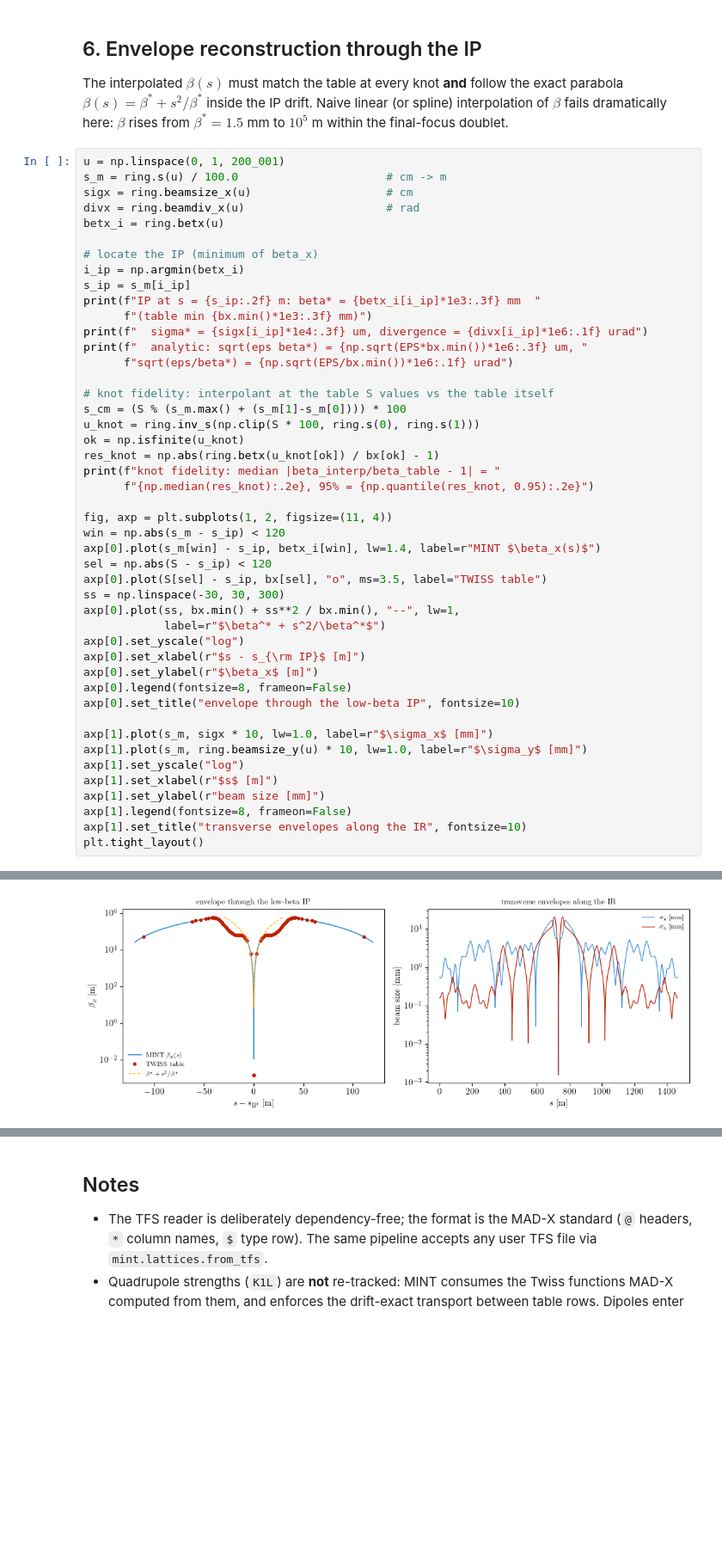
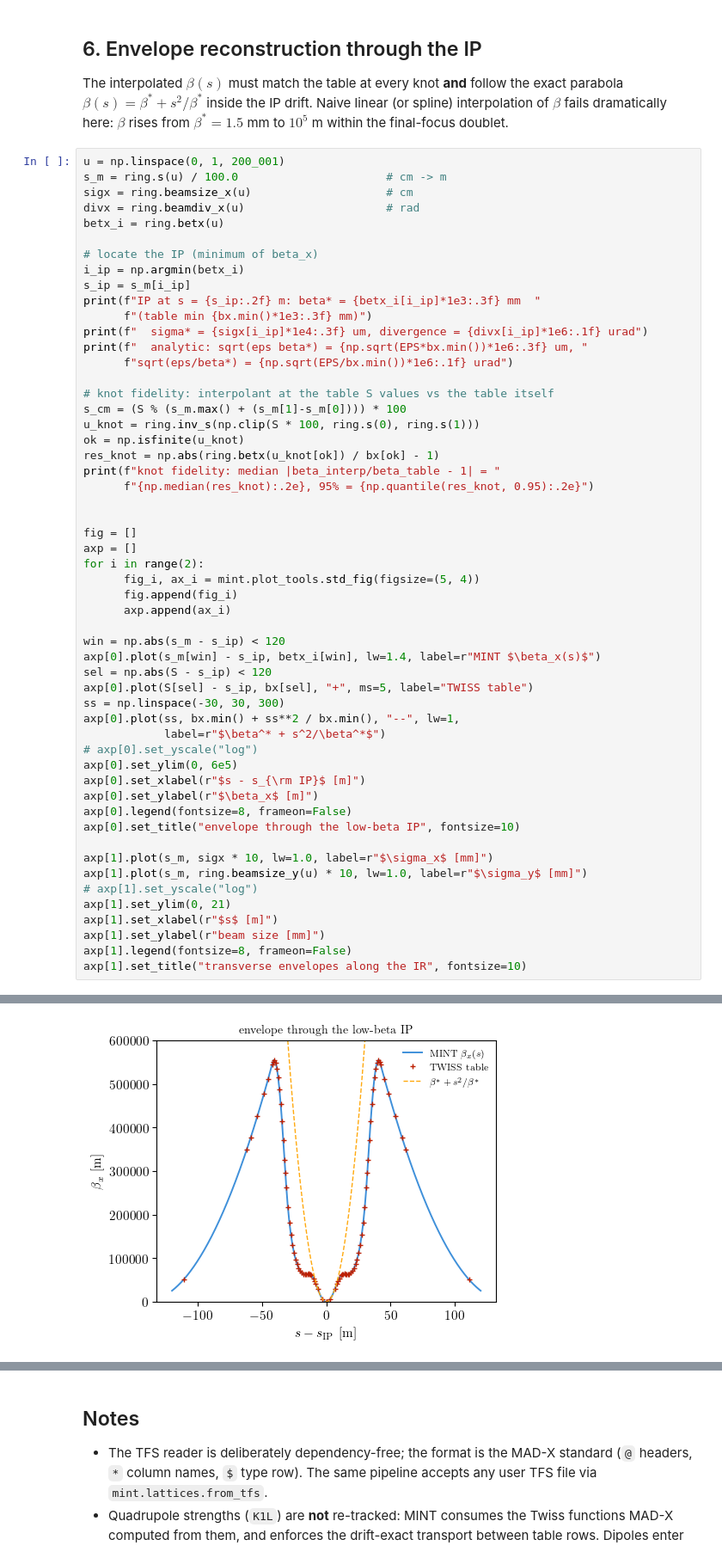
Before and after one commit to jchoi55/MINT, a Jupyter notebook: MINT_examples/beam_optics_plots.ipynb, the cells around one changed output, grey strips where cells are left out. Shown at 86% size. Drawn from its saved outputs; the diff is of its cells as text; blank space fills up the shorter version.

```diff
--- a/MINT_examples/beam_optics_plots.ipynb
+++ b/MINT_examples/beam_optics_plots.ipynb
@@ -381,15 +378,23 @@ res_knot = np.abs(ring.betx(u_knot[ok]) / bx[ok] - 1)
 print(f"knot fidelity: median |beta_interp/beta_table - 1| = "
       f"{np.median(res_knot):.2e}, 95% = {np.quantile(res_knot, 0.95):.2e}")
 
-fig, axp = plt.subplots(1, 2, figsize=(11, 4))
+
+fig = []
+axp = []
+for i in range(2):
+      fig_i, ax_i = mint.plot_tools.std_fig(figsize=(5, 4))
+      fig.append(fig_i)
+      axp.append(ax_i)
+
 win = np.abs(s_m - s_ip) < 120
 axp[0].plot(s_m[win] - s_ip, betx_i[win], lw=1.4, label=r"MINT $\beta_x(s)$")
 sel = np.abs(S - s_ip) < 120
-axp[0].plot(S[sel] - s_ip, bx[sel], "o", ms=3.5, label="TWISS table")
+axp[0].plot(S[sel] - s_ip, bx[sel], "+", ms=5, label="TWISS table")
 ss = np.linspace(-30, 30, 300)
 axp[0].plot(ss, bx.min() + ss**2 / bx.min(), "--", lw=1,
             label=r"$\beta^* + s^2/\beta^*$")
-axp[0].set_yscale("log")
+# axp[0].set_yscale("log")
+axp[0].set_ylim(0, 6e5)
 axp[0].set_xlabel(r"$s - s_{\rm IP}$ [m]")
 axp[0].set_ylabel(r"$\beta_x$ [m]")
 axp[0].legend(fontsize=8, frameon=False)
@@ -397,12 +402,12 @@ axp[0].set_title("envelope through the low-beta IP", fontsize=10)
 
 axp[1].plot(s_m, sigx * 10, lw=1.0, label=r"$\sigma_x$ [mm]")
 axp[1].plot(s_m, ring.beamsize_y(u) * 10, lw=1.0, label=r"$\sigma_y$ [mm]")
-axp[1].set_yscale("log")
+# axp[1].set_yscale("log")
+axp[1].set_ylim(0, 21)
 axp[1].set_xlabel(r"$s$ [m]")
 axp[1].set_ylabel(r"beam size [mm]")
 axp[1].legend(fontsize=8, frameon=False)
 axp[1].set_title("transverse envelopes along the IR", fontsize=10)
-plt.tight_layout()
 # %% [output]
 IP at s = 732.45 m: beta* = 11.434 mm  (table min 1.500 mm)
   sigma* = 1.526 um, divergence = 591.6 urad
@@ -411 +417 @@ knot fidelity: median |beta_interp/beta_table - 1| = 1.10e-05, 95% = 9.09e-05
-[figure, old version]
+[figure, new version]
```
Also changed, not shown: parts of 14 cells of this notebook, 24 other files.
